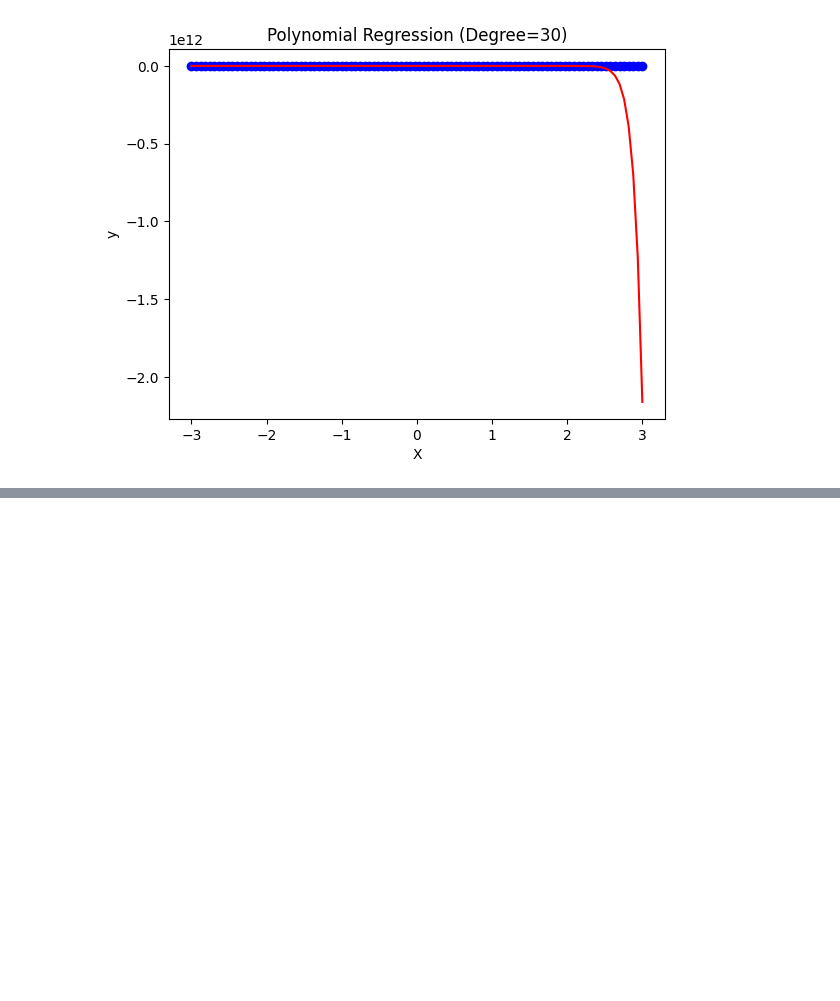
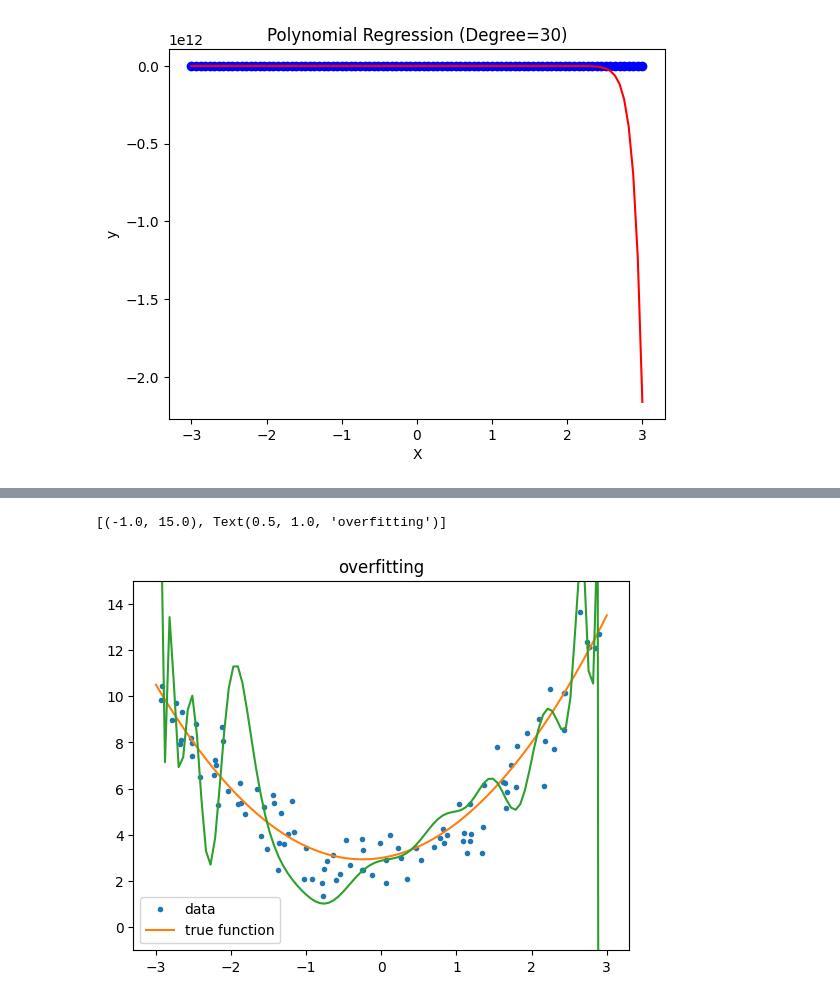
Before and after one commit to mosendamnit/AI-muhsin-OPA23, a Jupyter notebook: practicing_code/practicing_codes.ipynb, the cells around one changed output, grey strips where cells are left out. Saved outputs shown, nothing was run; the diff lists cells and outputs as text; code cells hidden in the pictures; blank space fills up the shorter version.

```diff
--- a/practicing_code/practicing_codes.ipynb
+++ b/practicing_code/practicing_codes.ipynb
@@ -652,0 +854,13 @@ poly_features.shape
+# %%
+model = LinearRegression()
+
+model.fit(X_features , y)
+
+y_pred = model.predict(x_poly_features)
+
+ax = draw_data()
+ax.plot(x,y_pred)
+ax.set(ylim=[-1,15] , title="overfitting")
+# %% [output]
+[(-1.0, 15.0), Text(0.5, 1.0, 'overfitting')]
+[figure, added]
```
Also changed, not shown: parts of 35 cells of this notebook.
